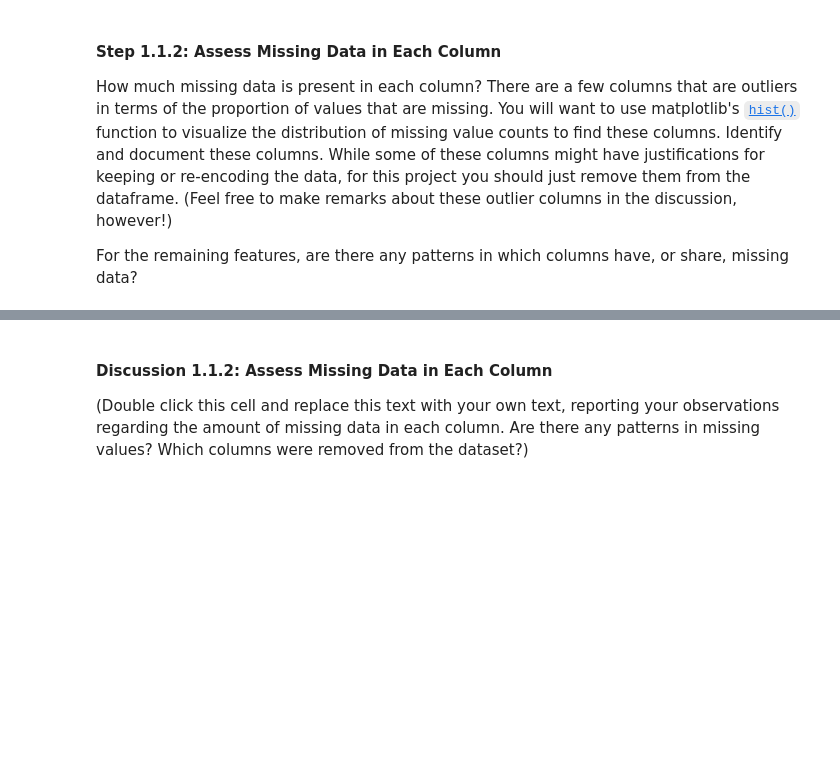
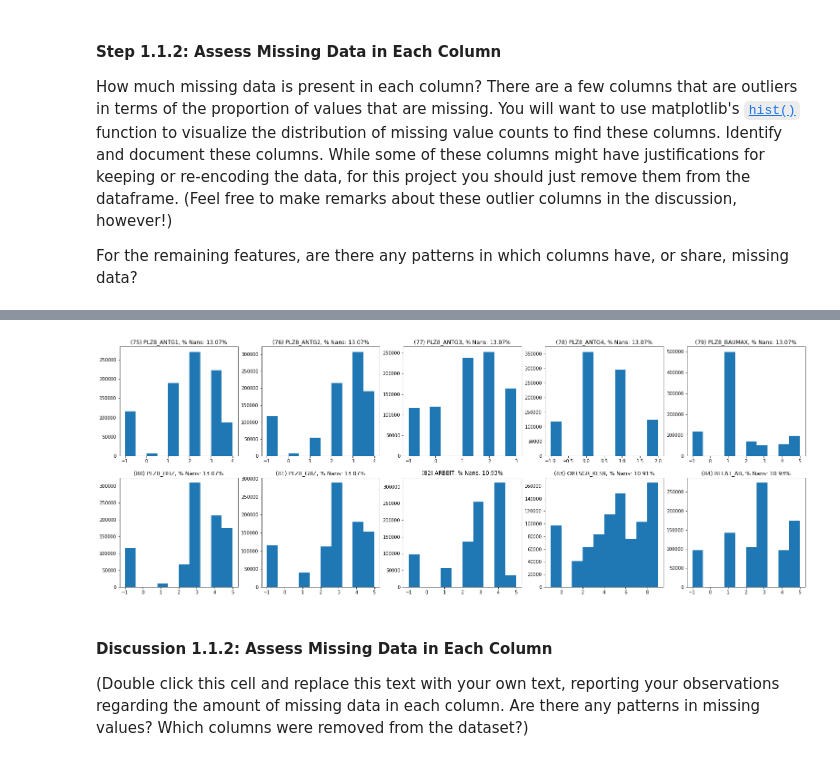
Before and after one commit to brosales8/customer_segmentation, a Jupyter notebook: Identify_Customer_Segments.ipynb, the cells around one changed output, grey strips where cells are left out. Cells and saved outputs as stored; diff of their text form; code cells hidden in the pictures; blank space fills up the shorter version.

Commit message:
Added function dataframe_hist() to investigate every feature in a dataframe using a histogram.
Also, after checking all features, they were classified as (okay, outliers, need more investigation)

```diff
--- a/Identify_Customer_Segments.ipynb
+++ b/Identify_Customer_Segments.ipynb
@@ -153,6 +157,7 @@ def split_target_values(string, d_type):
 # %%
 # Identify missing or unknown data values according to AZDIAS_Feature_Summary.csv
 # and convert them to Numpy NaNs.
+
 
 empty = False
 for index, row in feat_info.iterrows():
@@ -166,9 +171,9 @@ for index, row in feat_info.iterrows():
 
             except ValueError:
                 i = m
-
+            dtype = azdias[feature].dtypes
             found = (azdias[feature] == i).sum()
-            azdias[feature] = azdias[feature].replace(to_replace = i, value = np.nan, inplace= False)
+            azdias[feature] = azdias[feature].astype(dtype).replace(to_replace = i, value = np.nan, inplace = False)
             last = (azdias[feature] == i).sum()
             print('{:25} Value {:2}, Found {:8}, Replaced {:8}'.format(feature, i, found, found-last))
 # %% [output]
@@ -244,3 +226,32 @@ For the remaining features, are there any patterns in which columns have, or sha
+# %%
+# Histogram of most relevant variable to investage given the high percentage of missing values
+
+def dataframe_hist(dataframe, rows, columns, interesting_cols):
+    col_names = list(dataframe.columns[interesting_cols])
+    fig = plt.figure(figsize=(27,15))
+    i = 1
+    # nan_values = 0
+    for e in col_names:
+        plt.subplot(rows, columns, i)
+        nan_values = dataframe[e].isna().sum()
+        total = dataframe[e].count() + nan_values
+        percentage_nan = nan_values / total *100
+
+        plt.title('({}) {}, % Nans: {:04.2f}%'.format(interesting_cols[i-1], e, percentage_nan))
+        plt.hist(dataframe[e].replace(np.nan, -1, inplace = False), align='mid')
+        i += 1
+
+    plt.show
+# %%
+
+
+interesting_cols = range(75,85)
+dataframe_hist(azdias , 3, 5, interesting_cols)
+#  interesting_cols = [0, 11, 40, 47, 64 ]
+# outliers = [2, 39, 44, 50, 51, 54]
+# To invetigate 13, (55, 57,59 contains mix data categorical and numeric)
+# %% [output]
+[figure, added]
 # %%
 # Investigate patterns in the amount of missing data in each column.
 # %%
```
Also changed, not shown: parts of 6 cells of this notebook.
